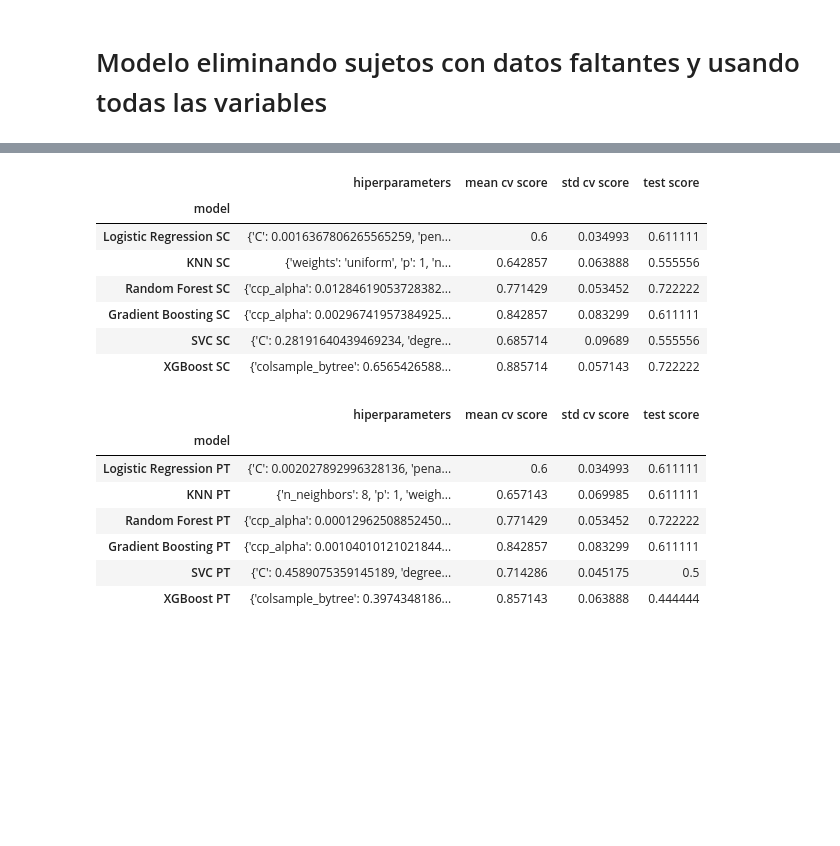
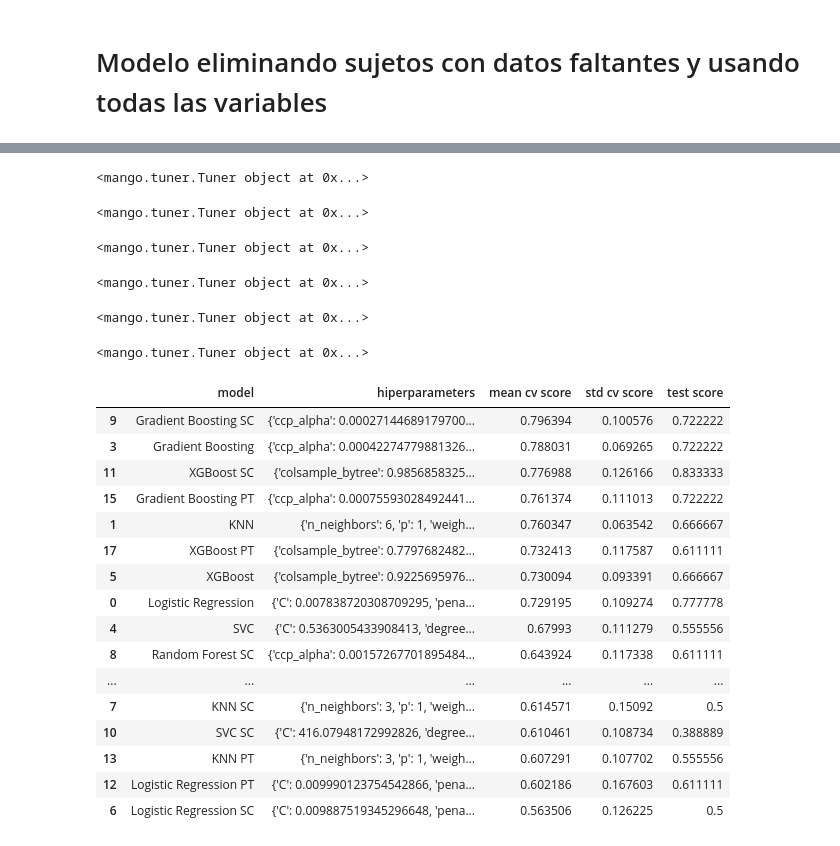
Before and after one commit to jhquiza/EEG_IAT, a Jupyter notebook: Modelos clasificación conectividad grupos de actores.ipynb, the cells around one changed output, grey strips where cells are left out. Saved outputs shown, nothing was run; the diff lists cells and outputs as text; code cells hidden in the pictures; blank space fills up the shorter version.

```diff
--- a/Modelos clasificación conectividad grupos de actores.ipynb
+++ b/Modelos clasificación conectividad grupos de actores.ipynb
@@ -23,0 +33,9 @@ importlib.reload(ml)
+# %%
+# otra opción usando todas las variables y sin hacer imputación de datos
+data_all = pd.read_csv('medidas_conectividad_globales_comportamentales_demograficos_2.csv')
+data_all.set_index('subject', inplace=True)
+data_all= data_all.drop(columns=['IAT_score_ind','IAT_score_level','dscore_1','dscore_2','dscore_3','dscore_5','dscore_6',
+                                 'dscore_7','dscore_8','modo_0','modo_1','modo_2'], axis=1)
+data_all.dropna(inplace=True)
+data_all[['IRI_PT', 'IRI_FS', 'IRI_EC', 'IRI_PD', 'IMA', 'RPQ AR',
+          'RPQ AP']] = data_all[['IRI_PT', 'IRI_FS', 'IRI_EC', 'IRI_PD', 'IMA', 'RPQ AR', 'RPQ AP']].astype('int64')
@@ -61,34 +74,52 @@ best_results_np
 # %%
+# modelos con variables sin preprocesar
+best_results_np = ml.get_best_model_np(X_train=X_train, y_train_label=y_train_label, X_test=X_test,
+                                       y_test_label=y_test_label)
 # separación de variables para preprocesar
 continuas_cols = X_train.select_dtypes(include=['float64']).columns.to_list()
 discretas_cols = X_train.select_dtypes(include=['int64']).columns.to_list()
 
 # modelos con standard scaler y min_max scaler
-preprocessor = ColumnTransformer([('scaler', StandardScaler(), continuas_cols), ('min_max', MinMaxScaler(), discretas_cols)], remainder='passthrough')
+preprocessor = ColumnTransformer([('scaler', StandardScaler(), continuas_cols),
+                                  ('min_max', MinMaxScaler(), discretas_cols)], remainder='passthrough')
 model_names = ['Logistic Regression SC', 'KNN SC', 'Random Forest SC', 'Gradient Boosting SC', 'SVC SC', 'XGBoost SC']
-best_results_sc = ml.get_best_model_sc(preprocessor=preprocessor, model_names=model_names, X_train=X_train, y_train_label=y_train_label, X_test=X_test, y_test_label=y_test_label)
-best_results_sc
+best_results_sc = ml.get_best_model_sc(preprocessor=preprocessor, model_names=model_names, X_train=X_train,
+                                       y_train_label=y_train_label, X_test=X_test, y_test_label=y_test_label)
+
+# modelos con power transformer y min_max scaler
+preprocessor = ColumnTransformer([('pt', PowerTransformer(), continuas_cols),
+                                  ('min_max', MinMaxScaler(), discretas_cols)], remainder='passthrough')
+model_names = ['Logistic Regression PT', 'KNN PT', 'Random Forest PT', 'Gradient Boosting PT', 'SVC PT', 'XGBoost PT']
+best_results_pt = ml.get_best_model_sc(preprocessor=preprocessor, model_names=model_names, X_train=X_train,
+                                       y_train_label=y_train_label, X_test=X_test, y_test_label=y_test_label)
+
+df_np = best_results_np.reset_index().copy()
+df_sc = best_results_sc.reset_index().copy()
+df_pt = best_results_pt.reset_index().copy()
+df_all = pd.concat([df_np, df_sc, df_pt], axis=0, ignore_index=True)
+df_all = df_all.sort_values(by='test score', ascending=False)
+df_all
 # %% [output]
+<mango.tuner.Tuner object at 0x...>
+<mango.tuner.Tuner object at 0x...>
+<mango.tuner.Tuner object at 0x...>
+<mango.tuner.Tuner object at 0x...>
+<mango.tuner.Tuner object at 0x...>
+<mango.tuner.Tuner object at 0x...>
-|  | hiperparameters | mean cv score | std cv score | test score |
-| model |  |  |  |  |
-| Logistic Regression SC | {'C': 0.0016367806265565259, 'pen... | 0.6 | 0.034993 | 0.611111 |
-| KNN SC | {'weights': 'uniform', 'p': 1, 'n... | 0.642857 | 0.063888 | 0.555556 |
-| Random Forest SC | {'ccp_alpha': 0.01284619053728382... | 0.771429 | 0.053452 | 0.722222 |
-| Gradient Boosting SC | {'ccp_alpha': 0.00296741957384925... | 0.842857 | 0.083299 | 0.611111 |
-| SVC SC | {'C': 0.28191640439469234, 'degre... | 0.685714 | 0.09689 | 0.555556 |
-| XGBoost SC | {'colsample_bytree': 0.6565426588... | 0.885714 | 0.057143 | 0.722222 |
+|  | model | hiperparameters | mean cv score | std cv score | test score |
+| 9 | Gradient Boosting SC | {'ccp_alpha': 0.00027144689179700... | 0.796394 | 0.100576 | 0.722222 |
+| 3 | Gradient Boosting | {'ccp_alpha': 0.00042274779881326... | 0.788031 | 0.069265 | 0.722222 |
+| 11 | XGBoost SC | {'colsample_bytree': 0.9856858325... | 0.776988 | 0.126166 | 0.833333 |
+| 15 | Gradient Boosting PT | {'ccp_alpha': 0.00075593028492441... | 0.761374 | 0.111013 | 0.722222 |
+| 1 | KNN | {'n_neighbors': 6, 'p': 1, 'weigh... | 0.760347 | 0.063542 | 0.666667 |
+| 17 | XGBoost PT | {'colsample_bytree': 0.7797682482... | 0.732413 | 0.117587 | 0.611111 |
+| 5 | XGBoost | {'colsample_bytree': 0.9225695976... | 0.730094 | 0.093391 | 0.666667 |
+| 0 | Logistic Regression | {'C': 0.007838720308709295, 'pena... | 0.729195 | 0.109274 | 0.777778 |
+| 4 | SVC | {'C': 0.5363005433908413, 'degree... | 0.67993 | 0.111279 | 0.555556 |
+| 8 | Random Forest SC | {'ccp_alpha': 0.00157267701895484... | 0.643924 | 0.117338 | 0.611111 |
+| ... | ... | ... | ... | ... | ... |
+| 7 | KNN SC | {'n_neighbors': 3, 'p': 1, 'weigh... | 0.614571 | 0.15092 | 0.5 |
+| 10 | SVC SC | {'C': 416.07948172992826, 'degree... | 0.610461 | 0.108734 | 0.388889 |
+| 13 | KNN PT | {'n_neighbors': 3, 'p': 1, 'weigh... | 0.607291 | 0.107702 | 0.555556 |
+| 12 | Logistic Regression PT | {'C': 0.009990123754542866, 'pena... | 0.602186 | 0.167603 | 0.611111 |
+| 6 | Logistic Regression SC | {'C': 0.009887519345296648, 'pena... | 0.563506 | 0.126225 | 0.5 |
-# %%
-# modelos con power transformer y min_max scaler
-preprocessor = ColumnTransformer([('pt', PowerTransformer(), continuas_cols), ('min_max', MinMaxScaler(), discretas_cols)], remainder='passthrough')
-model_names = ['Logistic Regression PT', 'KNN PT', 'Random Forest PT', 'Gradient Boosting PT', 'SVC PT', 'XGBoost PT']
-best_results_pt = ml.get_best_model_sc(preprocessor=preprocessor, model_names=model_names, X_train=X_train, y_train_label=y_train_label, X_test=X_test, y_test_label=y_test_label)
-best_results_pt
-# %% [output]
-|  | hiperparameters | mean cv score | std cv score | test score |
-| model |  |  |  |  |
-| Logistic Regression PT | {'C': 0.002027892996328136, 'pena... | 0.6 | 0.034993 | 0.611111 |
-| KNN PT | {'n_neighbors': 8, 'p': 1, 'weigh... | 0.657143 | 0.069985 | 0.611111 |
-| Random Forest PT | {'ccp_alpha': 0.00012962508852450... | 0.771429 | 0.053452 | 0.722222 |
-| Gradient Boosting PT | {'ccp_alpha': 0.00104010121021844... | 0.842857 | 0.083299 | 0.611111 |
-| SVC PT | {'C': 0.4589075359145189, 'degree... | 0.714286 | 0.045175 | 0.5 |
-| XGBoost PT | {'colsample_bytree': 0.3974348186... | 0.857143 | 0.063888 | 0.444444 |
```
Also changed, not shown: parts of 129 cells of this notebook, 1 other file.
